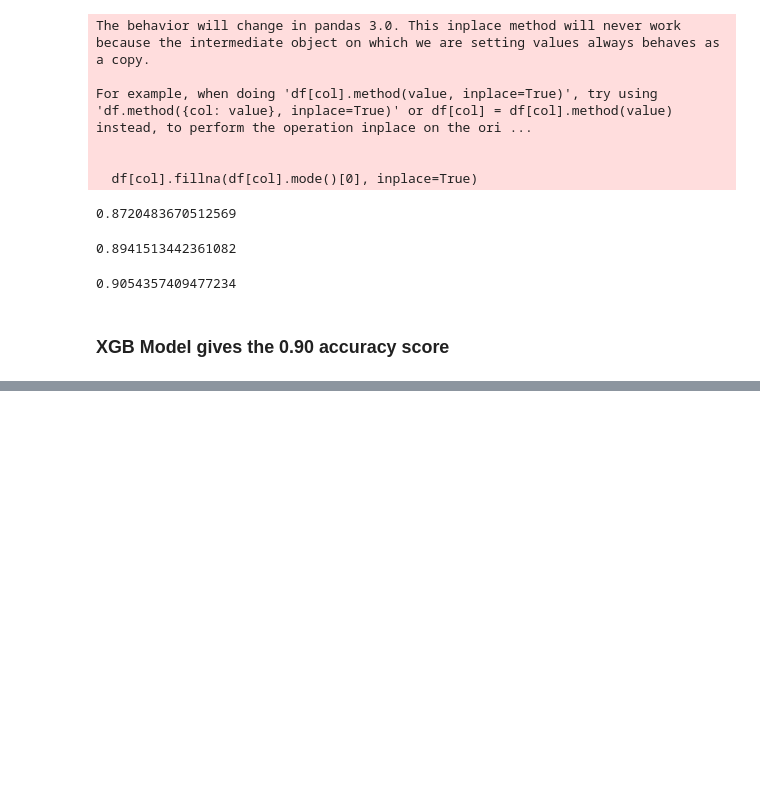
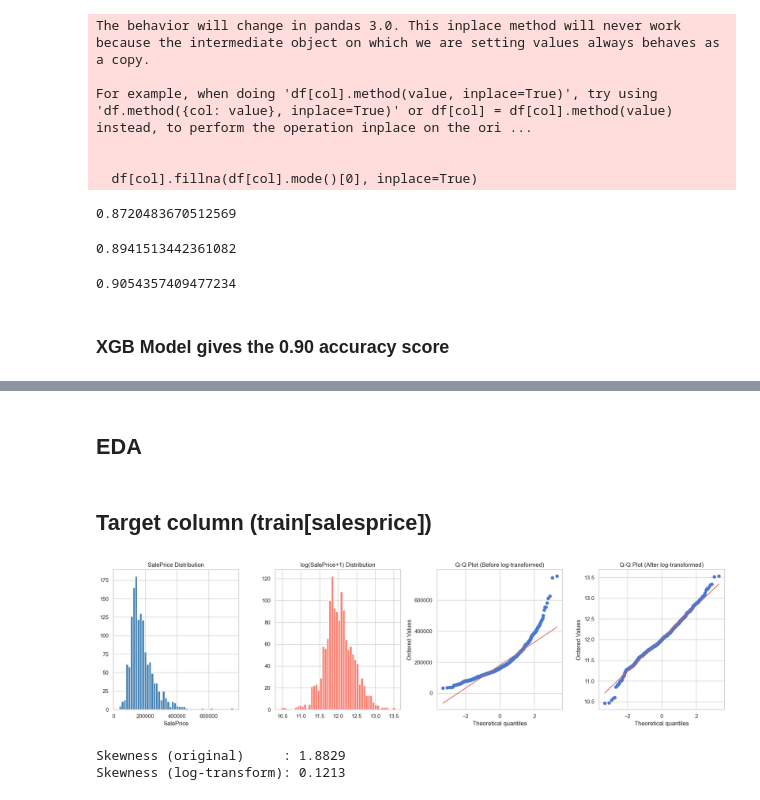
Before and after one commit to vitthalbulbule/HousePrice-Prediction, a Jupyter notebook: house.ipynb, the cells around one changed output, grey strips where cells are left out. Drawn from its saved outputs; the diff is of its cells as text; code cells hidden in the pictures; blank space fills up the shorter version.

```diff
--- a/house.ipynb
+++ b/house.ipynb
@@ -347,0 +386,4 @@ r2
+# %%
+train = pd.read_csv('train.csv')
+print(f"Train shape: {train.shape}")
+train.head()
@@ -347,0 +435,35 @@ r2
+# %% [markdown]
+## EDA
+# %% [markdown]
+## Target column (train[salesprice])
+# %%
+fig, axes = plt.subplots(1, 4, figsize=(18, 5))
+
+axes[0].hist(train['SalePrice'], bins=50, color='steelblue', edgecolor='white')
+axes[0].set_title('SalePrice Distribution')
+axes[0].set_xlabel('SalePrice')
+
+
+
+# After log transform
+log_price = np.log1p(train['SalePrice'])
+axes[1].hist(log_price, bins=50, color='salmon', edgecolor='white')
+axes[1].set_title('log(SalePrice+1) Distribution')
+
+
+# Q-Q plot
+stats.probplot(train['SalePrice'], plot=axes[2])
+axes[2].set_title('Q-Q Plot (Before log-transformed)')
+
+stats.probplot(log_price, plot=axes[3])
+axes[3].set_title('Q-Q Plot (After log-transformed)')
+
+plt.tight_layout()
+plt.show()
+
+print(f"Skewness (original)     : {train['SalePrice'].skew():.4f}")
+print(f"Skewness (log-transform): {log_price.skew():.4f}")
+# %% [output]
+[figure, added]
+Skewness (original)     : 1.8829
+Skewness (log-transform): 0.1213
```
Also changed, not shown: parts of 5 cells of this notebook.
